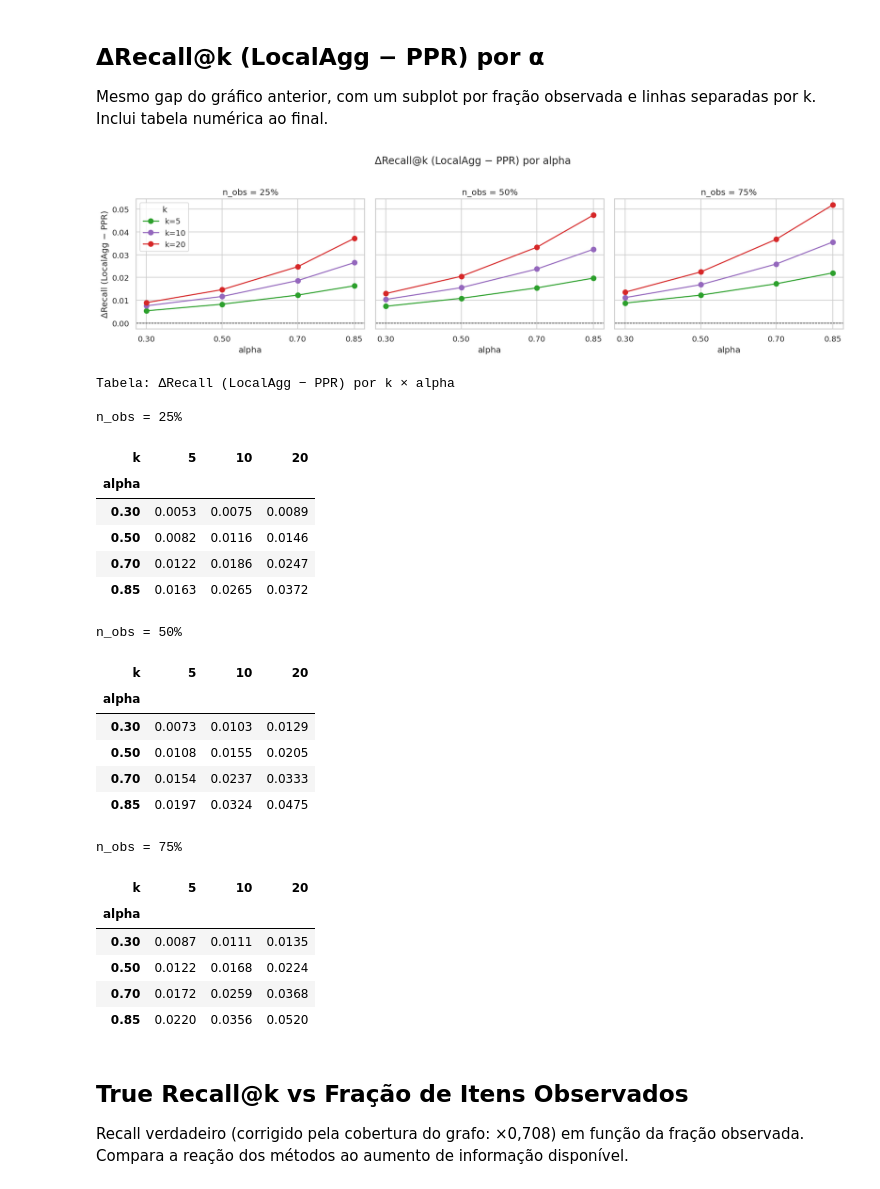
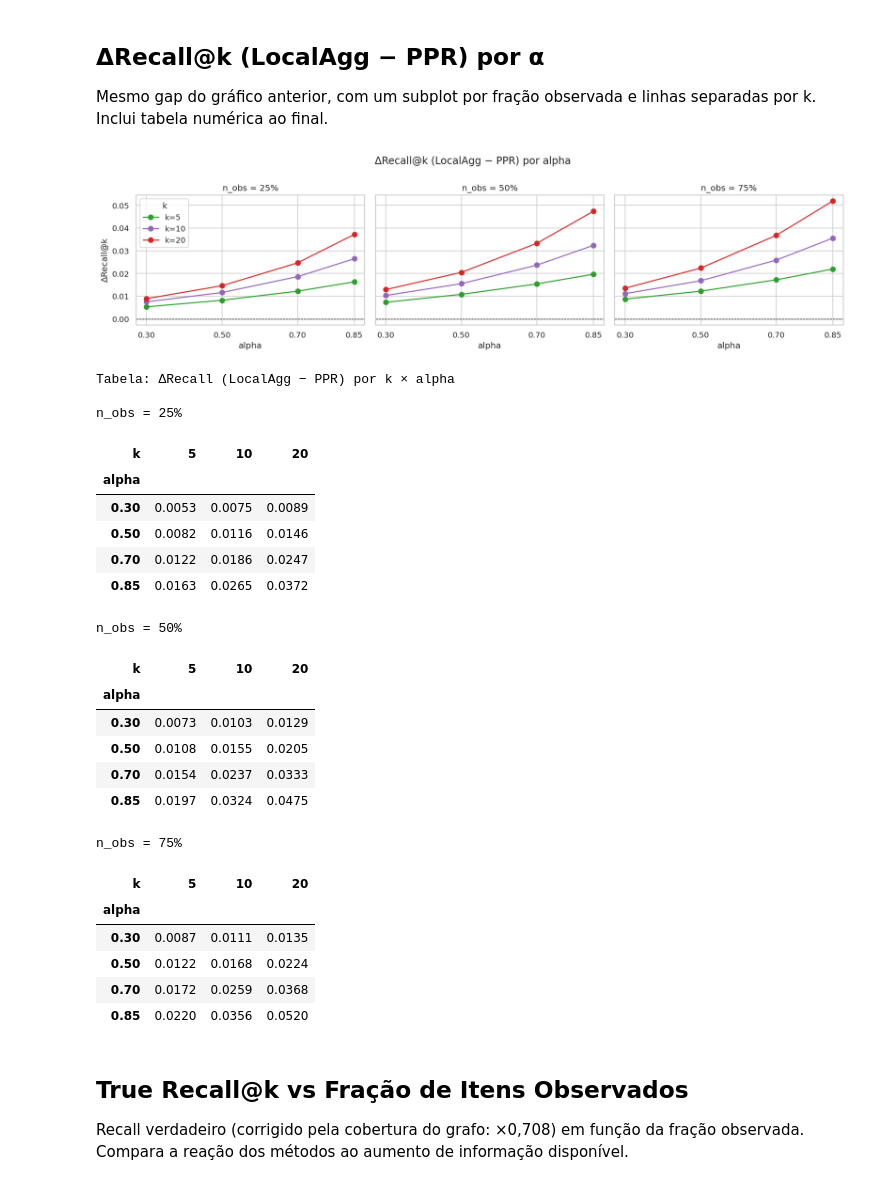
Before and after one commit to LuizGuilhermeNascimento/basket_inference_graph, a Jupyter notebook: notebooks/experiment_analysis.ipynb, the cells around one changed output. Cells and saved outputs as stored; diff of their text form; code cells hidden in the pictures.

Commit message:
fix: plot y-axis

```diff
--- a/notebooks/experiment_analysis.ipynb
+++ b/notebooks/experiment_analysis.ipynb
@@ -256,35 +256,35 @@ for ax, n_obs_val in zip(axes, N_OBS_FRACTIONS):
 
     for k_val, color in zip(K_VALUES, ['tab:green', 'tab:purple', 'tab:red']):
         sub = delta[delta['k'] == k_val].sort_values('alpha')
         ax.plot(sub['alpha'], sub['delta_recall'], marker='o', markersize=7,
                 color=color, label=f'k={k_val}')
 
     ax.axhline(0, color='black', linewidth=0.8, linestyle='--')
     ax.set_xticks(ALPHA_VALUES)
     ax.set_xlabel('alpha')
-    ax.set_ylabel('ΔRecall (LocalAgg − PPR)' if ax == axes[0] else '')
+    ax.set_ylabel('ΔRecall@k' if ax == axes[0] else '')
     ax.set_title(f'n_obs = {FRAC_LABELS[n_obs_val]}')
 
 axes[0].legend(title='k')
 fig.suptitle('ΔRecall@k (LocalAgg − PPR) por alpha', y=1)
 plt.tight_layout()
 fig.savefig(os.path.join(PLOTS_DIR, 'exp_delta_recall_localagg_ppr.png'), bbox_inches='tight')
 plt.show()
 
 print('\nTabela: ΔRecall (LocalAgg − PPR) por k × alpha')
 for n_obs_val in N_OBS_FRACTIONS:
     la  = sweep_agg[(sweep_agg['method'] == 'local_agg') & (sweep_agg['n_obs'] == n_obs_val)]
     ppr = sweep_agg[(sweep_agg['method'] == 'ppr')       & (sweep_agg['n_obs'] == n_obs_val)]
     delta = (
         la.set_index(['k', 'alpha'])[['recall']]
         .subtract(ppr.set_index(['k', 'alpha'])[['recall']])
         .rename(columns={'recall': 'delta_recall'})
         .reset_index()
     )
     print(f'\nn_obs = {FRAC_LABELS[n_obs_val]}')
     display(delta.pivot_table(index='alpha', columns='k', values='delta_recall').round(4))
 # %% [output]
-[figure, old version]
+[figure, new version]
 Tabela: ΔRecall (LocalAgg − PPR) por k × alpha
 
 n_obs = 25%
```
Also changed, not shown: parts of 1 cell of this notebook, 2 other files.
